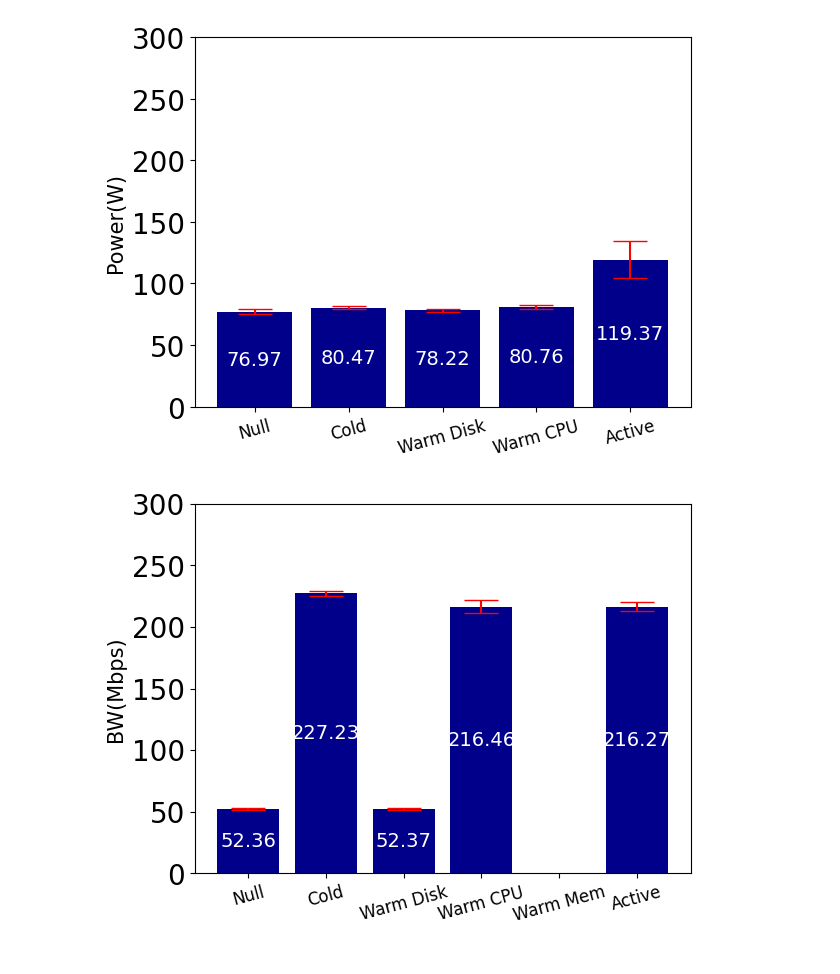
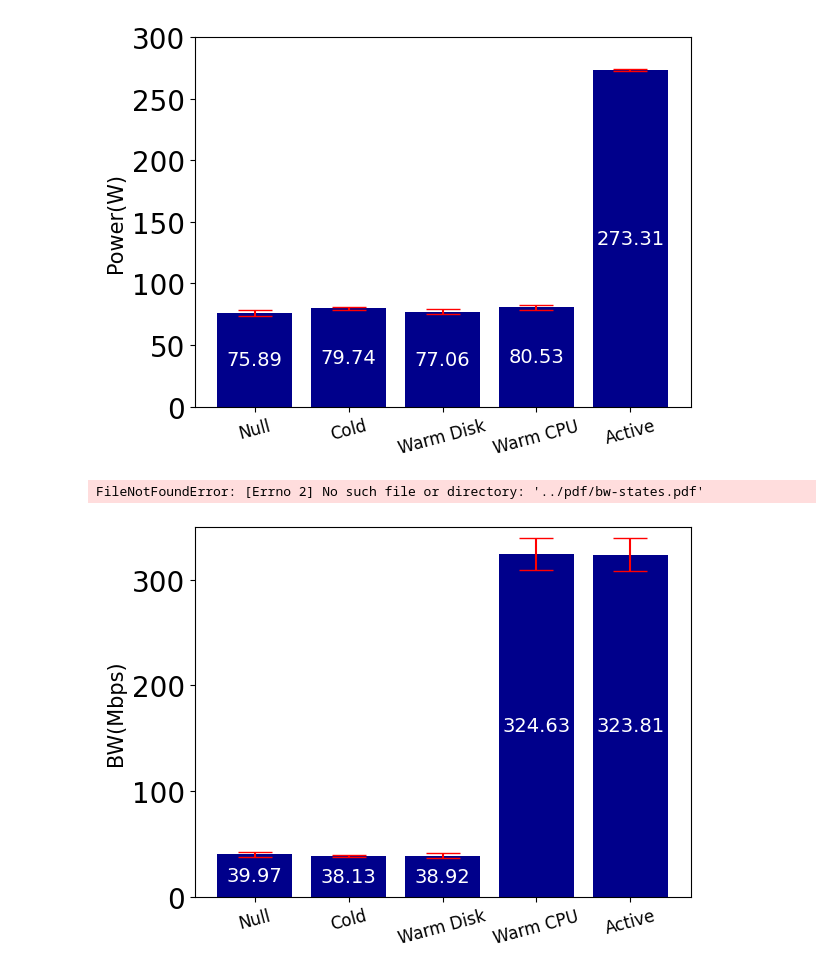
Before and after one commit to Trourest186/Future-Lab, a Jupyter notebook: Results/FIgure-codes/Lifecycle/3G/mec/serverless_bar_plot_mec_3G_4pod_10rep.ipynb, the cells around one changed output. Saved outputs shown, nothing was run; the diff lists cells and outputs as text; code cells hidden in the pictures.

Commit message:
change name file

```diff
--- a/Results/FIgure-codes/Lifecycle/3G/mec/serverless_bar_plot_mec_3G_4pod_10rep.ipynb
+++ b/Results/FIgure-codes/Lifecycle/3G/mec/serverless_bar_plot_mec_3G_4pod_10rep.ipynb
@@ -118,8 +118,8 @@ average_ram_cold_to_null_process = []
 average_bw_cold_to_null_process = []
 average_energy_cold_to_null_process = []
 # %%
-for i in range(1,11):
-    file_name = "../data/source_data/3G/data/resource/mec/x86_pod_4_rep_"+str(i)+"_15_7_2023_6h17.csv"
+for i in range(1,3):
+    file_name = "/root/Future-Lab/data/resource/worker1.kn/wifi/x86_pod_4_rep_"+str(i)+"_13102023_14h23.csv"
     #STATES
     ram_null_state = []
     cpu_null_state = []
@@ -511,36 +511,37 @@ ax1.set_ylim(0,300)
 plot.savefig('../pdf/power-states.pdf', bbox_inches='tight')
 plot.show()
 # %% [output]
-[figure, old version]
+[figure, new version]
 # %%
 #Bandwidth in states
 data = [bw_null_state_mean, bw_cold_state_mean,  bw_warm_disk_state_mean, bw_warm_cpu_state_mean,
-        bw_warm_mem_state_mean, bw_active_state_mean]
+        bw_active_state_mean]
 error = [bw_null_state_std, bw_cold_state_std,  bw_warm_disk_state_std, bw_warm_cpu_state_std,
-        bw_warm_mem_state_std, bw_active_state_std]
-state = ["Null", "Cold", "Warm Disk", "Warm CPU", "Warm Mem", "Active"]
+        bw_active_state_std]
+state = ["Null", "Cold", "Warm Disk", "Warm CPU", "Active"]
 # state = ["$S_n$", "$S_c$", "$S_{wd}$", "$S_{wc}$", "$S_{wm}$",  "$S_a$"]
 fig1, ax1 = plot.subplots()
 x_pos = x_pos = np.arange(len(state))
 ax1.bar(x_pos, data, yerr=error, align='center', alpha=0.9, ecolor='red', capsize=12)
 # ax1.set_title('Average bw usage of states')
 data_round = [round(x, 2) for x in data]
 bars= ax1.bar(state, data_round, color="darkblue")
 ax1.bar_label(bars, label_type='center',color="w", fontsize = 14)
 ax1.set_ylabel("BW(Mbps)", fontsize = 15)
 # ax1.set_xlabel("State ($S$)", fontsize = 15)
 # ax1.set_xticks(rotation=15)
 ax1.set_xticklabels(ax1.get_xticks(), rotation = 15)
 # ax1.set_xticks(x_pos)
 # ax1.set_yticks(fontsize = 13)
 ax1.tick_params(axis='both', which='major', labelsize=20)
 ax1.set_xticklabels(state, fontsize = 12)
-ax1.set_ylim(0,300)
+ax1.set_ylim(0,350)
 
 plot.savefig('../pdf/bw-states.pdf', bbox_inches='tight')
 plot.show()
 # %% [output]
+FileNotFoundError: [Errno 2] No such file or directory: '../pdf/bw-states.pdf'
-[figure, old version]
+[figure, new version]
 # %%
 #RAM in states
 data = [ram_null_state_mean, ram_cold_state_mean,  ram_warm_disk_state_mean, ram_warm_cpu_state_mean,
```
Also changed, not shown: parts of 11 cells of this notebook, 1 other file.
